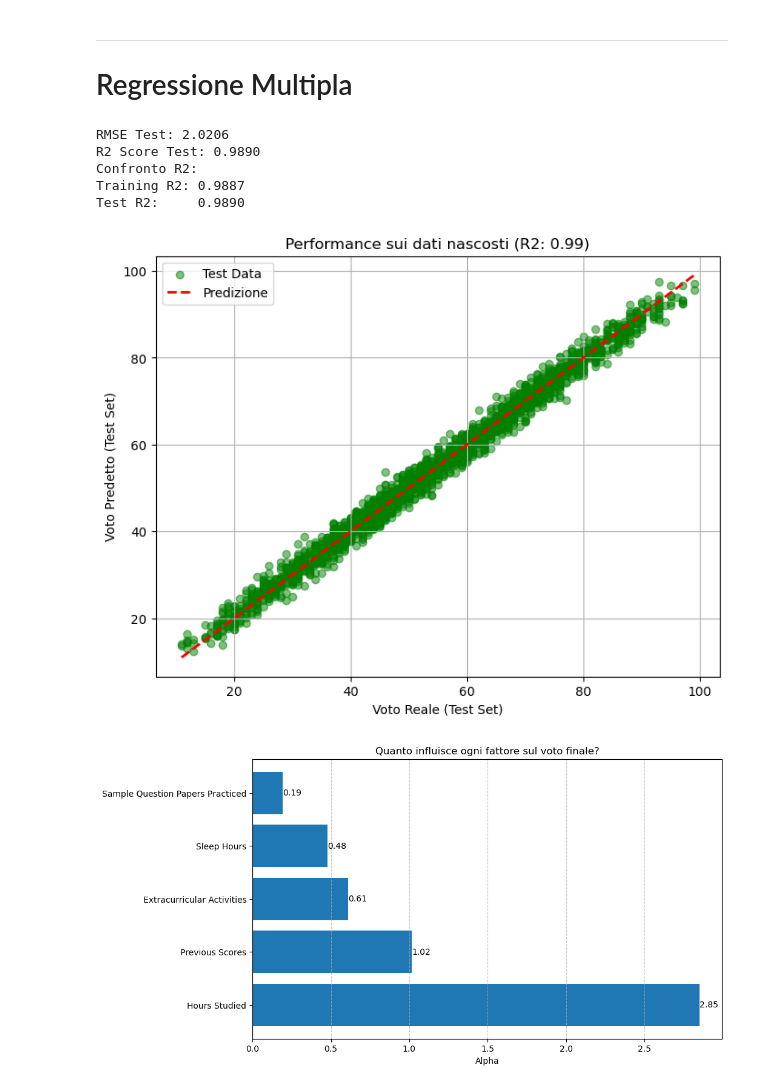
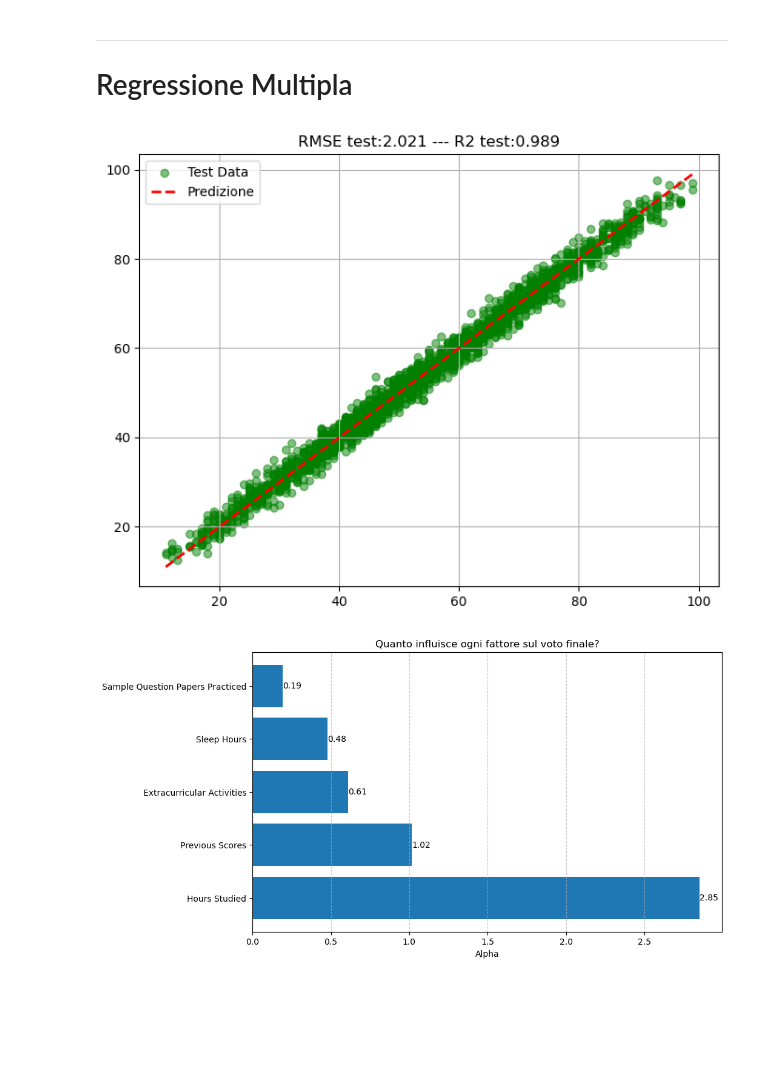
Before and after one commit to ItsTixel/calcolo_numerico, a Jupyter notebook: homeworks/hw3/hw_3.ipynb, the cells around one changed output. Drawn from its saved outputs; the diff is of its cells as text; code cells hidden in the pictures; blank space fills up the shorter version.

```diff
--- a/homeworks/hw3/hw_3.ipynb
+++ b/homeworks/hw3/hw_3.ipynb
@@ -124,46 +136,32 @@ Prime 5 righe del dataset:
 # %%
 nome_file = 'Student_Performance.csv'
 df_student = pd.read_csv(nome_file)
 
 x_raw = df_student.drop("Performance Index", axis=1)
 x_raw["Extracurricular Activities"] = x_raw["Extracurricular Activities"].map({'Yes': 1, 'No':0})
 y_raw = df_student["Performance Index"]
 
 X_train, X_test, y_train, y_test = train_test_split(x_raw, y_raw, test_size=0.2, random_state=42)
 
 model = LinearRegression()
 
 model.fit(X_train, y_train)
 
 y_pred_test = model.predict(X_test)
 y_pred_train = model.predict(X_train)
 
 rmse_test = np.sqrt(mean_squared_error(y_test, y_pred_test))
-print(f"RMSE Test: {rmse_test:.4f}")
-
 r2_test = r2_score(y_test, y_pred_test)
-print(f"R2 Score Test: {r2_test:.4f}")
-
-print("Confronto R2:")
-print(f"Training R2: {r2_score(y_train, y_pred_train):.4f}")
-print(f"Test R2:     {r2_test:.4f}")
 
 plt.figure(figsize=(8, 6))
 plt.scatter(y_test, y_pred_test, color='green', alpha=0.5, label='Test Data')
 plt.plot([y_test.min(), y_test.max()], [y_test.min(), y_test.max()], 'r--', lw=2, label='Predizione')
-plt.xlabel("Voto Reale (Test Set)")
-plt.ylabel("Voto Predetto (Test Set)")
-plt.title(f"Performance sui dati nascosti (R2: {r2_test:.2f})")
+plt.title(f"RMSE test:{rmse_test:.3f} --- R2 test:{r2_test:.3f}")
 plt.legend()
 plt.grid(True)
 plt.show()
 # %% [output]
-RMSE Test: 2.0206
-R2 Score Test: 0.9890
-Confronto R2:
-Training R2: 0.9887
-Test R2:     0.9890
-[figure, old version]
+[figure, new version]
 # %%
 feature_names = x_raw.columns
 
```
Also changed, not shown: parts of 6 cells of this notebook, 6 other files.
